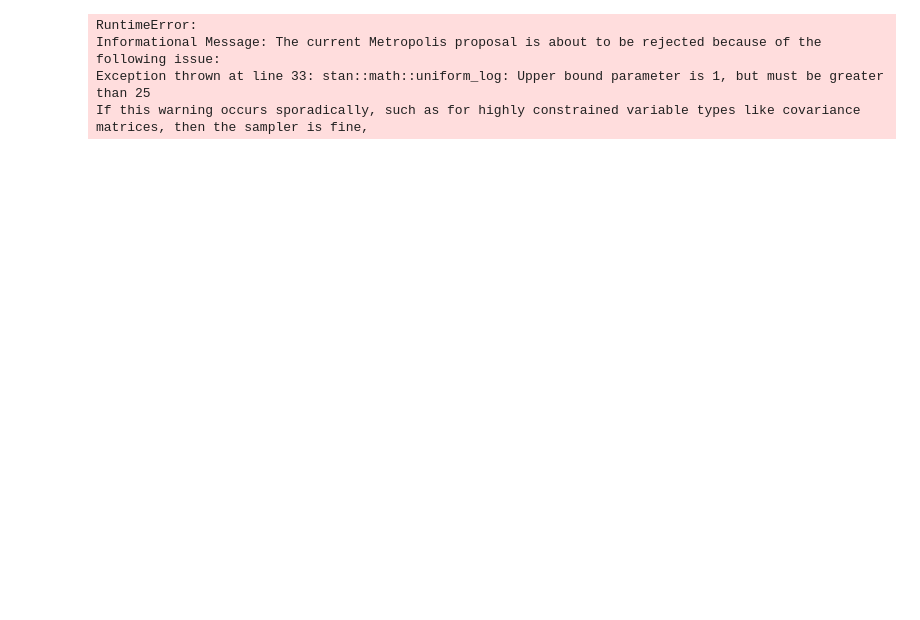
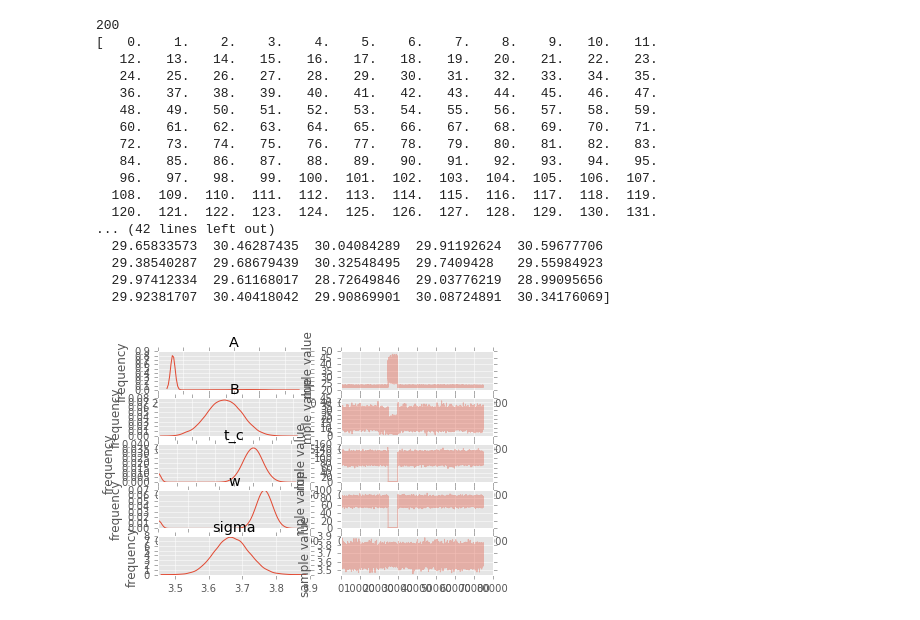
Before and after one commit to bthorne93/posts, a Jupyter notebook: PyStan/Untitled.ipynb, the cells around one changed output. Cells and saved outputs as stored; diff of their text form; code cells hidden in the pictures; blank space fills up the shorter version.

```diff
--- a/PyStan/Untitled.ipynb
+++ b/PyStan/Untitled.ipynb
@@ -66,25 +66,39 @@ fig = trans.plot_data('mock_data_plot.png')
 # %%
 data = np.loadtxt('mock_transit_data.txt',unpack=True)
 
 stan_data = {
 
     'N' : data[0].size,
     't' : data[0],
     'L' : data[1]
 
 }
 
-fit = stan(file='transit_model.stan', data=stan_data, iter=10000, chains=10)
+fit = stan(file='transit_model.stan', data=stan_data, iter=10000, chains=15)
 
 results = fit.extract(permuted=True)
 
 with open('fit_results.pickle', 'wb') as handle:
   pickle.dump(results, handle)
 
 fit.plot()
 plt.show()
 # %% [output]
-RuntimeError:
-Informational Message: The current Metropolis proposal is about to be rejected because of the following issue:
-Exception thrown at line 33: stan::math::uniform_log: Upper bound parameter is 1, but must be greater than 25
-If this warning occurs sporadically, such as for highly constrained variable types like covariance matrices, then the sampler is fine,
+200
+[   0.    1.    2.    3.    4.    5.    6.    7.    8.    9.   10.   11.
+   12.   13.   14.   15.   16.   17.   18.   19.   20.   21.   22.   23.
+   24.   25.   26.   27.   28.   29.   30.   31.   32.   33.   34.   35.
+   36.   37.   38.   39.   40.   41.   42.   43.   44.   45.   46.   47.
+   48.   49.   50.   51.   52.   53.   54.   55.   56.   57.   58.   59.
+   60.   61.   62.   63.   64.   65.   66.   67.   68.   69.   70.   71.
+   72.   73.   74.   75.   76.   77.   78.   79.   80.   81.   82.   83.
+   84.   85.   86.   87.   88.   89.   90.   91.   92.   93.   94.   95.
+   96.   97.   98.   99.  100.  101.  102.  103.  104.  105.  106.  107.
+  108.  109.  110.  111.  112.  113.  114.  115.  116.  117.  118.  119.
+  120.  121.  122.  123.  124.  125.  126.  127.  128.  129.  130.  131.
+... (42 lines left out)
+  29.65833573  30.46287435  30.04084289  29.91192624  30.59677706
+  29.38540287  29.68679439  30.32548495  29.7409428   29.55984923
+  29.97412334  29.61168017  28.72649846  29.03776219  28.99095656
+  29.92381707  30.40418042  29.90869901  30.08724891  30.34176069]
+[figure, added]
```
Also changed, not shown: parts of 4 cells of this notebook, 5 other files.
